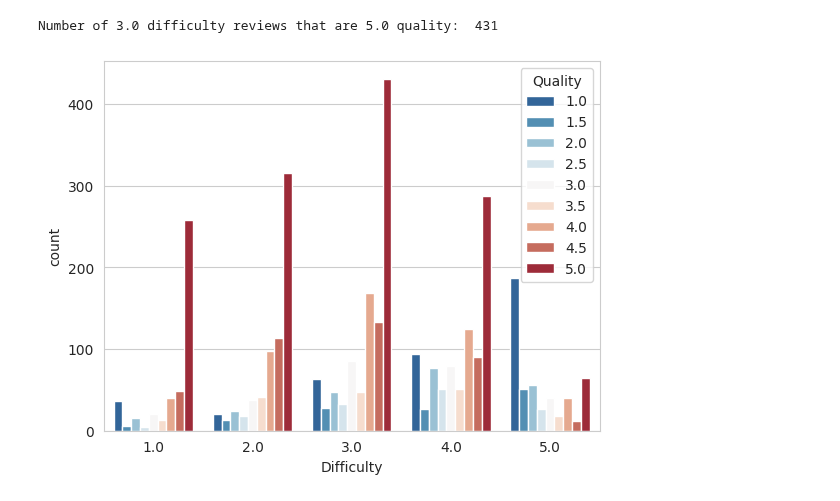
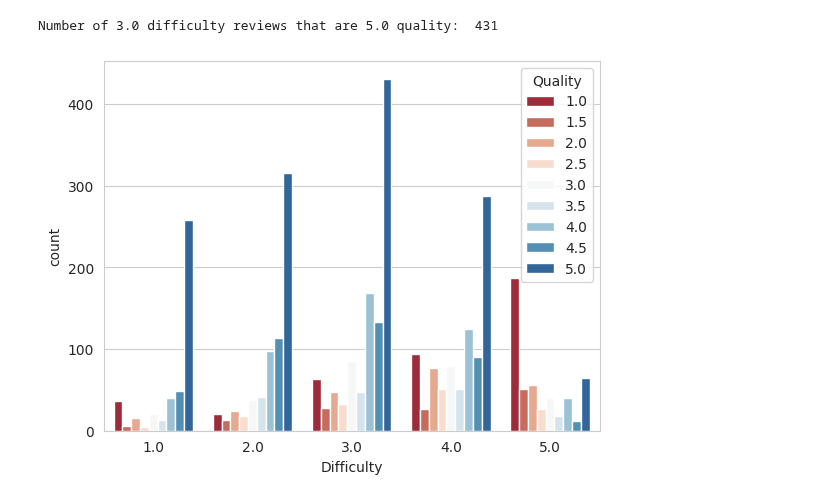
Before and after one commit to Cheysha/Python-Web-Scraping, a Jupyter notebook: RateMyPerfessor/Analyze.ipynb, the cells around one changed output. Cells and saved outputs as stored; diff of their text form; code cells hidden in the pictures.

```diff
--- a/RateMyPerfessor/Analyze.ipynb
+++ b/RateMyPerfessor/Analyze.ipynb
@@ -22,0 +23,8 @@ Number of 1.0 quality reviews:  400
+# %%
+# plot the distribution of difficulty scores
+sns.set_style('whitegrid')
+sns.countplot(x='Difficulty', data=df, palette='RdBu')
+# print number of 5.0 difficulty reviews
+print('Number of 5.0 difficulty reviews: ', len(df[df['Difficulty'] == 5.0]))
+# print number of 1.0 difficulty reviews
+print('Number of 1.0 difficulty reviews: ', len(df[df['Difficulty'] == 1.0]))
@@ -23,9 +35,10 @@ Number of 1.0 quality reviews:  400
 # %%
 # plot the correlation between difficulty and quality
 sns.set_style('whitegrid')
-sns.countplot(x='Difficulty', hue='Quality', data=df, palette='RdBu_r')
+#sns.countplot(x='Difficulty', hue='Quality', data=df, palette='RdBu_r')
+sns.countplot(x='Difficulty', hue='Quality', data=df, palette='RdBu')
 # count how many 3.0 difficulty reviews are 5.0 quality
 print('Number of 3.0 difficulty reviews that are 5.0 quality: ', len(df[(df['Difficulty'] == 3.0) & (df['Quality'] == 5.0)]))
 # %% [output]
 Number of 3.0 difficulty reviews that are 5.0 quality:  431
-[figure, old version]
+[figure, new version]
```
Also changed, not shown: parts of 3 cells of this notebook, 2 other files.
